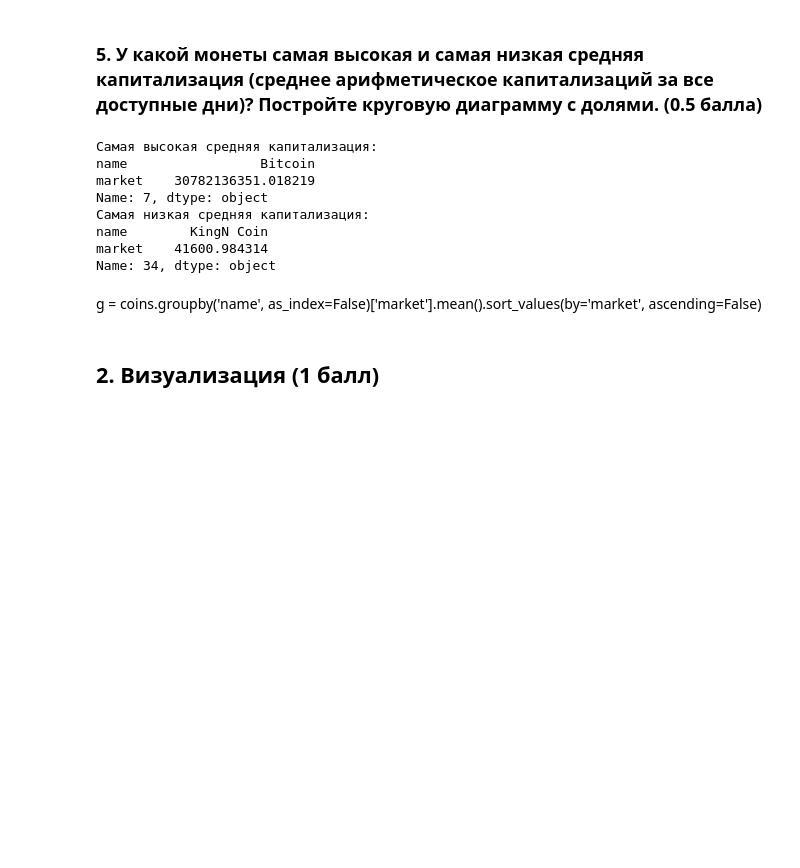
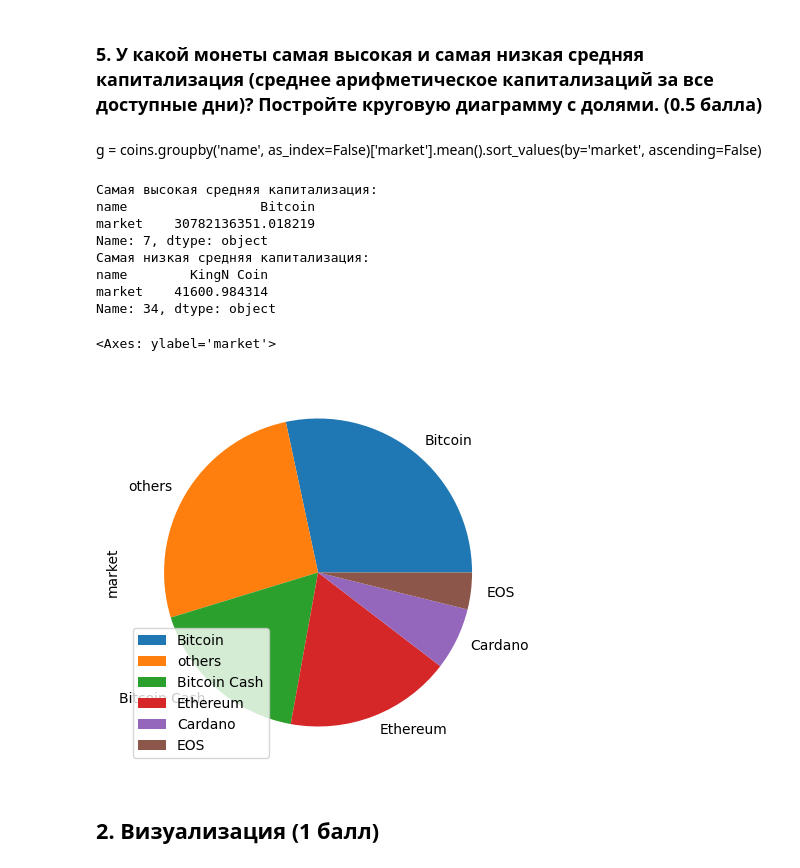
Before and after one commit to Alek-dr/mipt, a Jupyter notebook: lab_work.ipynb, the cells around one changed output. Drawn from its saved outputs; the diff is of its cells as text; code cells hidden in the pictures; blank space fills up the shorter version.

```diff
--- a/lab_work.ipynb
+++ b/lab_work.ipynb
@@ -137,21 +137,31 @@ coins[coins.high == coins.high.max()][['name', 'high']]
 | 2017-12-17 | Bitcoin | 20089.0 |
 # %% [markdown]
 ### 5. У какой монеты самая высокая и самая низкая средняя капитализация (среднее арифметическое капитализаций за все доступные дни)? Постройте круговую диаграмму с долями. (0.5 балла)
-# %%
-g = coins.groupby('name', as_index=False)['market'].mean().sort_values(by='market', ascending=False)
-print(f'Cамая высокая средняя капитализация:\n{g.iloc[0]}')
-print(f'Cамая низкая средняя капитализация:\n{g.iloc[-1]}')
-# %% [output]
-Cамая высокая средняя капитализация:
-name                 Bitcoin
-market    30782136351.018219
-Name: 7, dtype: object
-Cамая низкая средняя капитализация:
-name        KingN Coin
-market    41600.984314
-Name: 34, dtype: object
 # %% [markdown]
 g = coins.groupby('name', as_index=False)['market'].mean().sort_values(by='market', ascending=False)
+# %%
+g = coins.groupby('name', as_index=False)['market'].mean().sort_values(by='market', ascending=False)
+print(f'Cамая высокая средняя капитализация:\n{g.iloc[0]}')
+print(f'Cамая низкая средняя капитализация:\n{g.iloc[-1]}')
+# Выделим топ 5, иначе график получается некрасивый и неинформативный
+top_n = 5
+top = g.iloc[0:top_n]
+others = pd.DataFrame({'name': 'others',  'market': [g.iloc[5:].market.sum()]})
+df = pd.concat((top, others))
+df = df.sort_values(by='market', ascending=False)
+
+df.plot.pie(y='market', labels=df.name, figsize=(5, 5))
+# %% [output]
+Cамая высокая средняя капитализация:
+name                 Bitcoin
+market    30782136351.018219
+Name: 7, dtype: object
+Cамая низкая средняя капитализация:
+name        KingN Coin
+market    41600.984314
+Name: 34, dtype: object
+<Axes: ylabel='market'>
+[figure, added]
 # %% [markdown]
 ## 2. Визуализация (1 балл)
 # %% [markdown]
```
Also changed, not shown: parts of 10 cells of this notebook.
